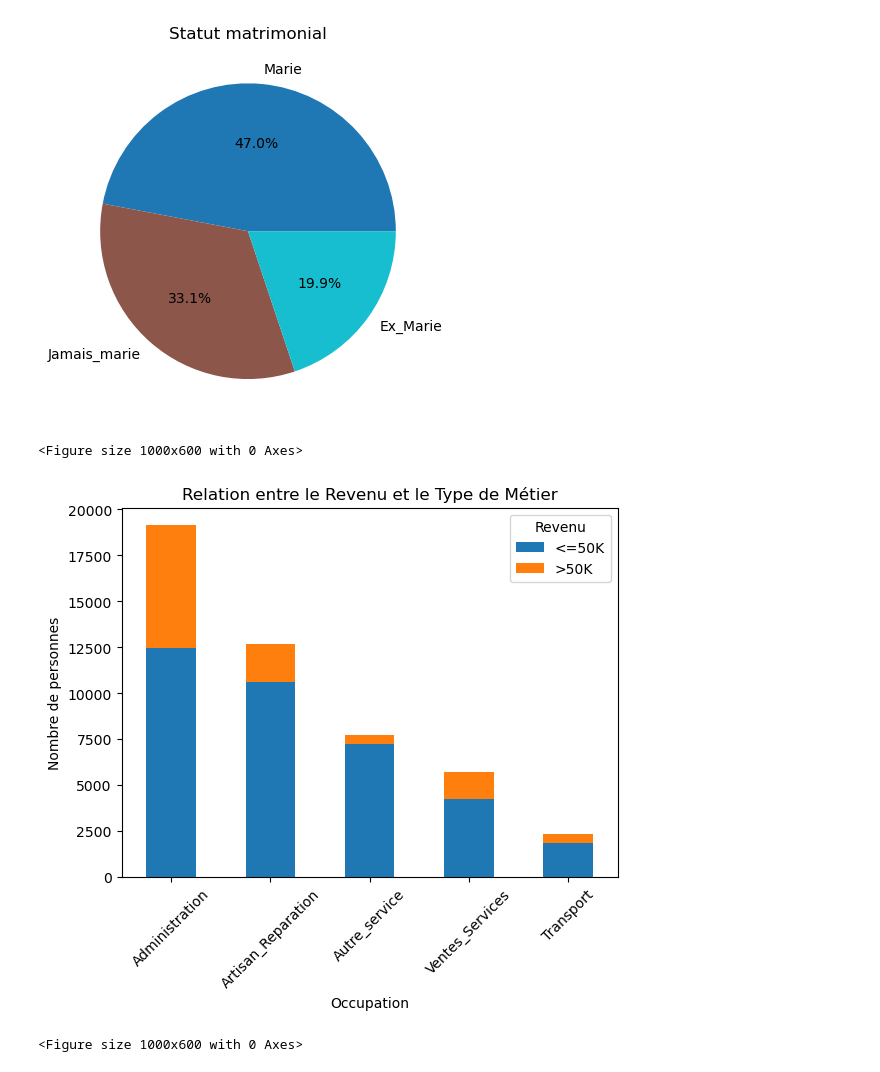
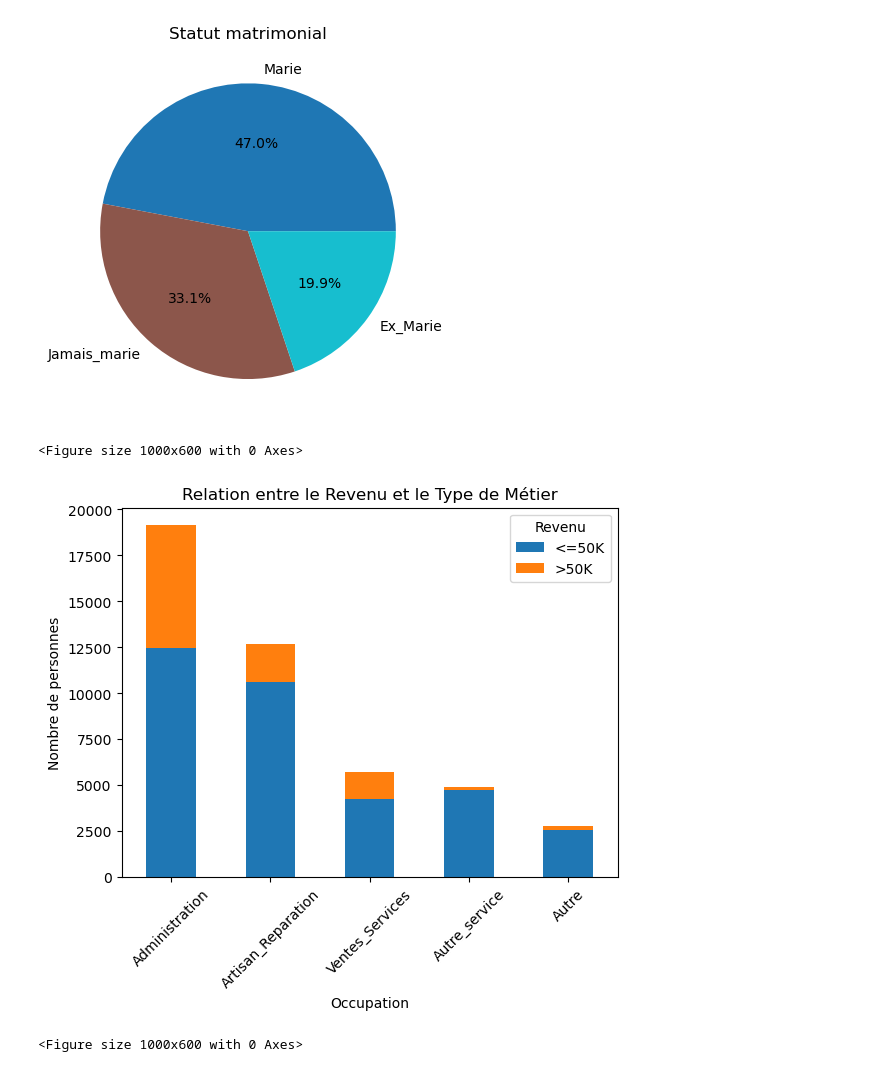
Before and after one commit to AxoulDeci/MLOPS, a Jupyter notebook: notebooks/stats_descriptives.ipynb, the cells around one changed output. Drawn from its saved outputs; the diff is of its cells as text; code cells hidden in the pictures.

```diff
--- a/notebooks/stats_descriptives.ipynb
+++ b/notebooks/stats_descriptives.ipynb
@@ -132,28 +132,26 @@ plt.show()
 # %% [output]
 [figure]
 # %%
-import matplotlib.pyplot as plt
-
 # Calcul de la table de contingence entre le revenu et l'occupation
-cross_tab_percent = pd.crosstab(AD['Occupation'], AD['Revenu'])
+cross_tab_percent = pd.crosstab(df['Occupation'], df['income'])
 
 # Sélection des occupations les plus courantes (par exemple, les 5 occupations les plus fréquentes)
 top_occupations = cross_tab_percent.sum(axis=1).nlargest(5).index
 
 # Filtrage pour ne garder que les données des occupations sélectionnées
 cross_tab_percent_filtered = cross_tab_percent.loc[top_occupations]
 
 # Création du graphique à barres pour visualiser la relation entre le revenu et l'occupation
 plt.figure(figsize=(10, 6))  # Ajuster la taille du graphique au besoin
 cross_tab_percent_filtered.plot(kind='bar', stacked=True)
 plt.title('Relation entre le Revenu et le Type de Métier')
 plt.xlabel('Occupation')
 plt.ylabel('Nombre de personnes')
 plt.legend(title='Revenu')
 plt.xticks(rotation=45)  # Ajuster l'orientation des étiquettes sur l'axe des x
 plt.show()
 # Nous contastons que les personnes qui travaillent dans les métiers administratifs sont ceux qui perçoivent des revenus annuels supérieur à 50 000$
 # %% [output]
 <Figure size 1000x600 with 0 Axes>
-[figure, old version]
+[figure, new version]
 # %%
```
Also changed, not shown: parts of 20 cells of this notebook, 2 other files.
